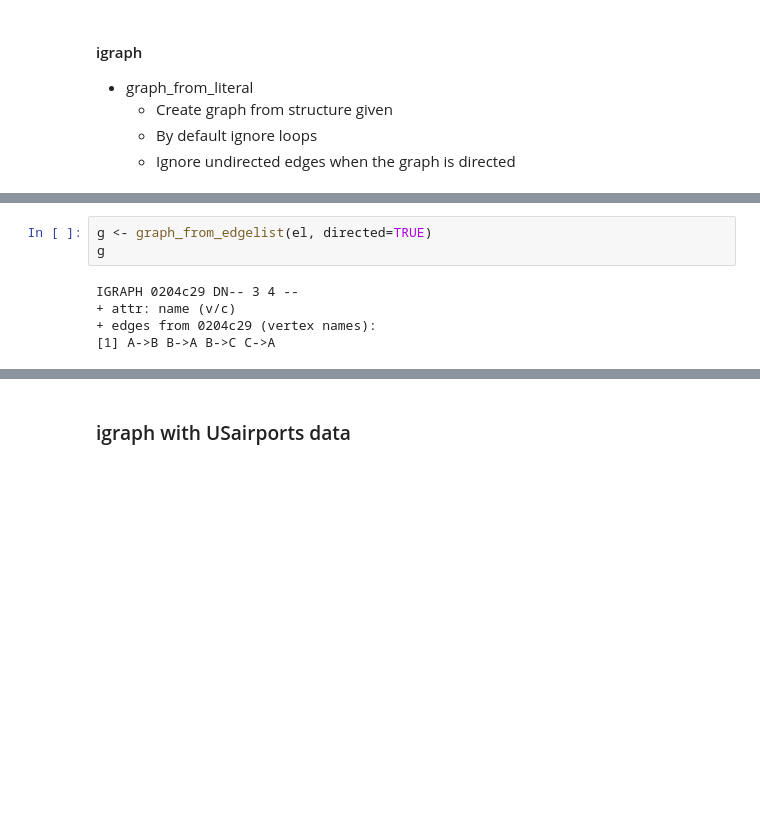
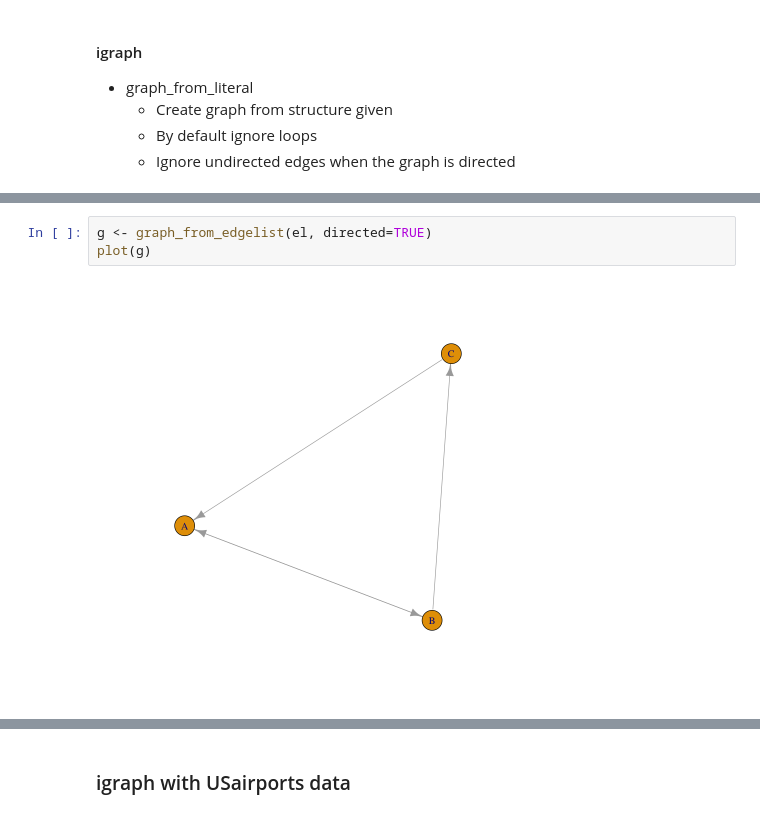
Before and after one commit to ppkgtmm/data-models, a Jupyter notebook: L6/Data visualization - network.ipynb, the cells around one changed output, grey strips where cells are left out. Cells and saved outputs as stored; diff of their text form; blank space fills up the shorter version.

```diff
--- a/L6/Data visualization - network.ipynb
+++ b/L6/Data visualization - network.ipynb
@@ -69,11 +78,8 @@ IGRAPH 4ef8fd6 DN-- 3 2 --
 # %%
 g <- graph_from_edgelist(el, directed=TRUE)
-g
+plot(g)
 # %% [output]
-IGRAPH 0204c29 DN-- 3 4 --
-+ attr: name (v/c)
-+ edges from 0204c29 (vertex names):
-[1] A->B B->A B->C C->A
+[figure, added]
 # %%
 df <- as.data.frame(el)
 g <- graph_from_data_frame(df, directed=TRUE)
```
Also changed, not shown: parts of 49 cells of this notebook.
